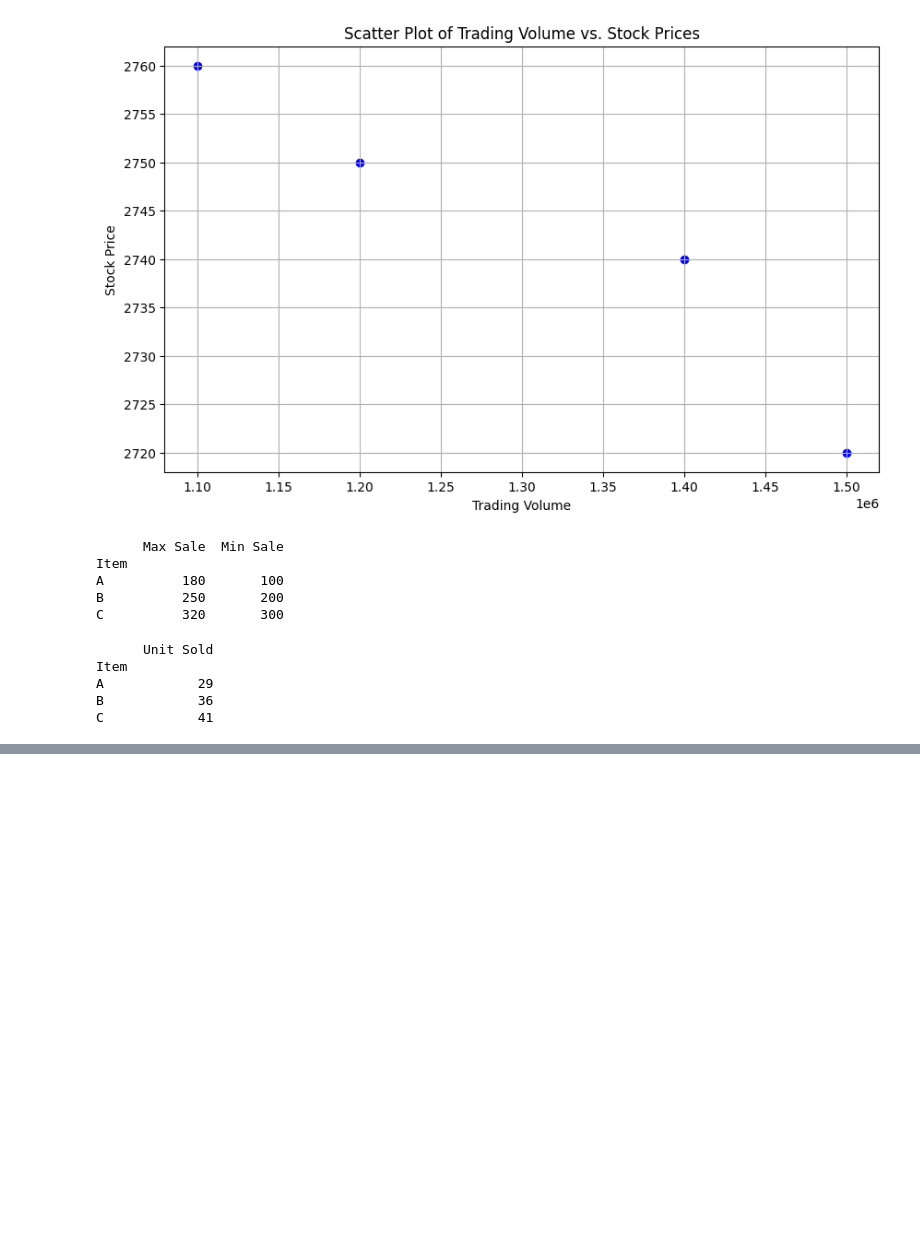
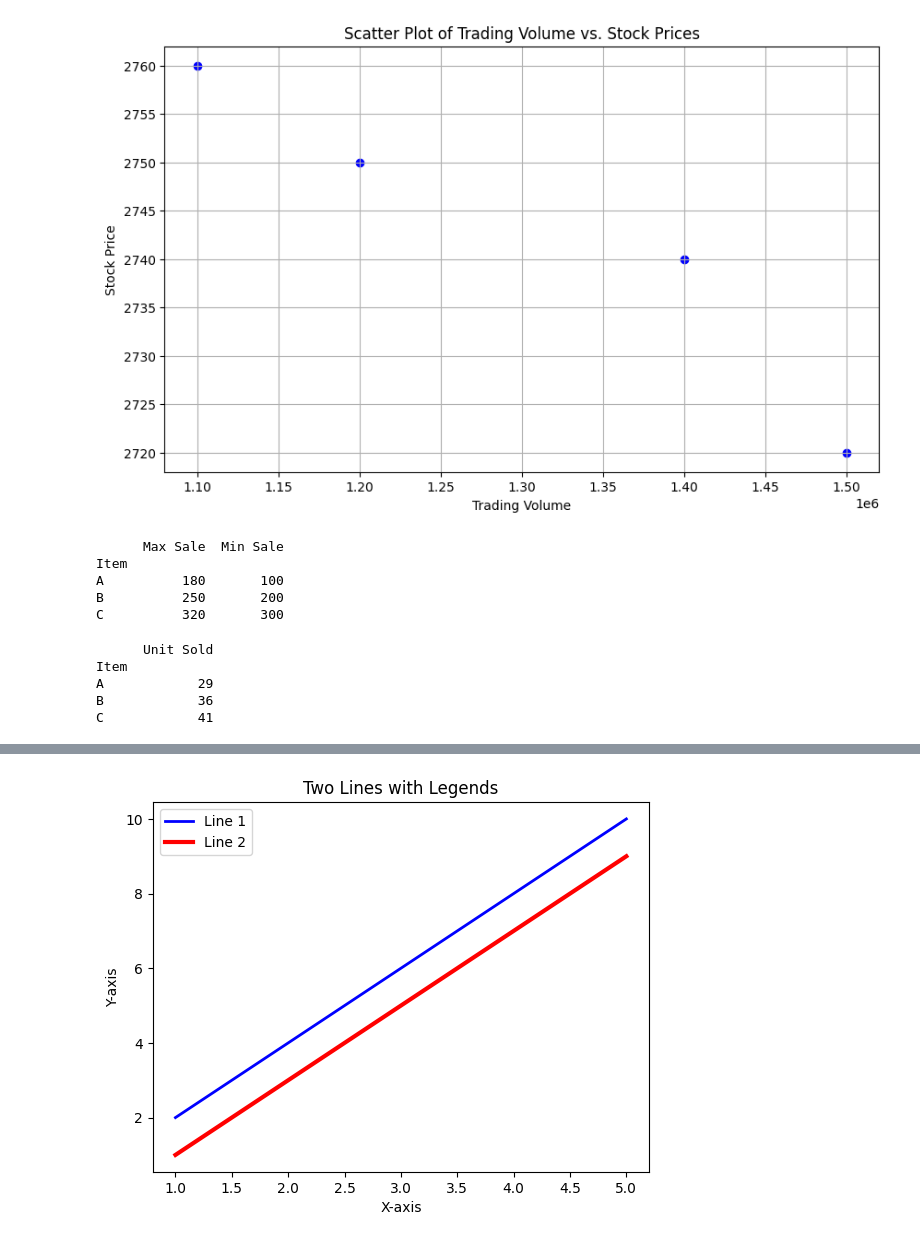
Before and after one commit to bharathwajks26/Programs, a Jupyter notebook: 192124033_QPDS.ipynb, the cells around one changed output, grey strips where cells are left out. Saved outputs shown, nothing was run; the diff lists cells and outputs as text; code cells hidden in the pictures; blank space fills up the shorter version.

```diff
--- a/192124033_QPDS.ipynb
+++ b/192124033_QPDS.ipynb
@@ -282,0 +748,25 @@ C            41
+# %%
+#25.Write a Python program to plot two or more lines with legends, different widths and colors.
+import matplotlib.pyplot as plt
+
+# Sample data
+x = [1, 2, 3, 4, 5]
+y1 = [2, 4, 6, 8, 10]
+y2 = [1, 3, 5, 7, 9]
+
+# Plot two lines with legends, colors, and widths
+plt.plot(x, y1, label='Line 1', color='blue', linewidth=2)
+plt.plot(x, y2, label='Line 2', color='red', linewidth=3)
+
+# Add labels and title
+plt.xlabel('X-axis')
+plt.ylabel('Y-axis')
+plt.title('Two Lines with Legends')
+
+# Add a legend
+plt.legend()
+
+# Show the plot
+plt.show()
+# %% [output]
+[figure, added]
```
Also changed, not shown: parts of 31 cells of this notebook.
